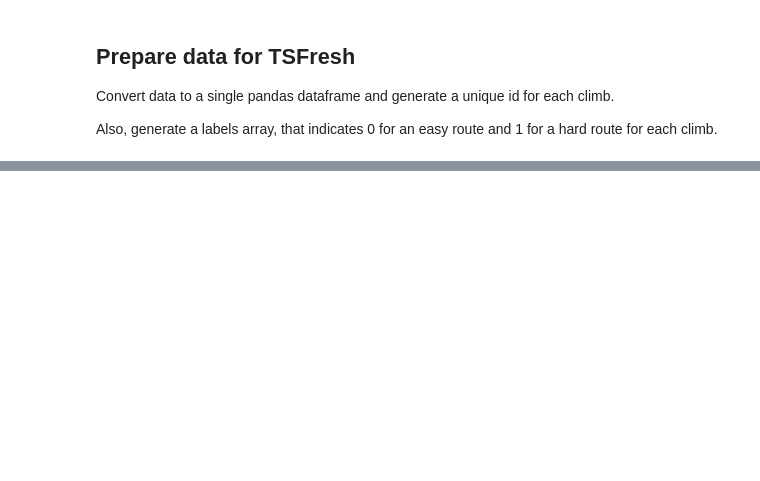
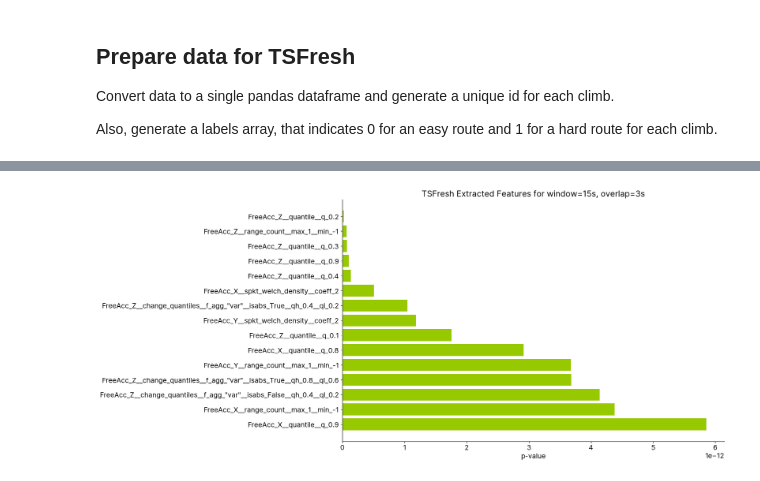
Before and after one commit to malte-j/climbing-grade-classifier, a Jupyter notebook: pca.ipynb, the cells around one changed output, grey strips where cells are left out. Saved outputs shown, nothing was run; the diff lists cells and outputs as text; code cells hidden in the pictures; blank space fills up the shorter version.

```diff
--- a/pca.ipynb
+++ b/pca.ipynb
@@ -59,0 +57,10 @@ extracted_features = pd.read_csv("extracted_features.csv", index_col=0)
+# %%
+from tsfresh.feature_selection.relevance import calculate_relevance_table
+
+# impute
+
+impute(extracted_features)
+
+relevance_table = calculate_relevance_table(extracted_features, labels)
+relevance_table = relevance_table[relevance_table.relevant]
+relevance_table.sort_values("p_value", inplace=True, ascending=True)
@@ -60,3 +87,38 @@ extracted_features = pd.read_csv("extracted_features.csv", index_col=0)
+# %%
+# plot as a bar chart
+hard_col = "#97C900"
+
+# font inter
+plt.rcParams.update({'font.size': 14})
+plt.rcParams.update({'font.family': 'Inter'})
+
+
+fig = plt.figure(figsize=(18, 8))
+
+plt.title("TSFresh Extracted Features for window=15s, overlap=3s")
+plt.barh(relevance_table[:15]["feature"], relevance_table[:15]["p_value"], color=hard_col)
+
+# add some spacing between 0 and the bars
+
+plt.gca().spines['top'].set_visible(False)
+plt.gca().spines['right'].set_visible(False)
+# label color: gray
+# plt.tick_params(axis='x', colors='gray')
+# plt.tick_params(axis='y', colors='gray')
+
+plt.xlabel("p-value")
+# plt.ylabel("Feature")
+
+# flip the y-axis
+plt.gca().invert_yaxis()
+
+# prevent cutting off the labels
+plt.tight_layout()
+
+plt.savefig("exports/tsfresh_features_w15_o3.png", dpi=150)
+plt.show()
+# %% [output]
+[figure, added]
 # %%
 # drop columns with NaN values
 extracted_features_without_nan = impute(extracted_features)
```
Also changed, not shown: parts of 14 cells of this notebook, 7 other files.
